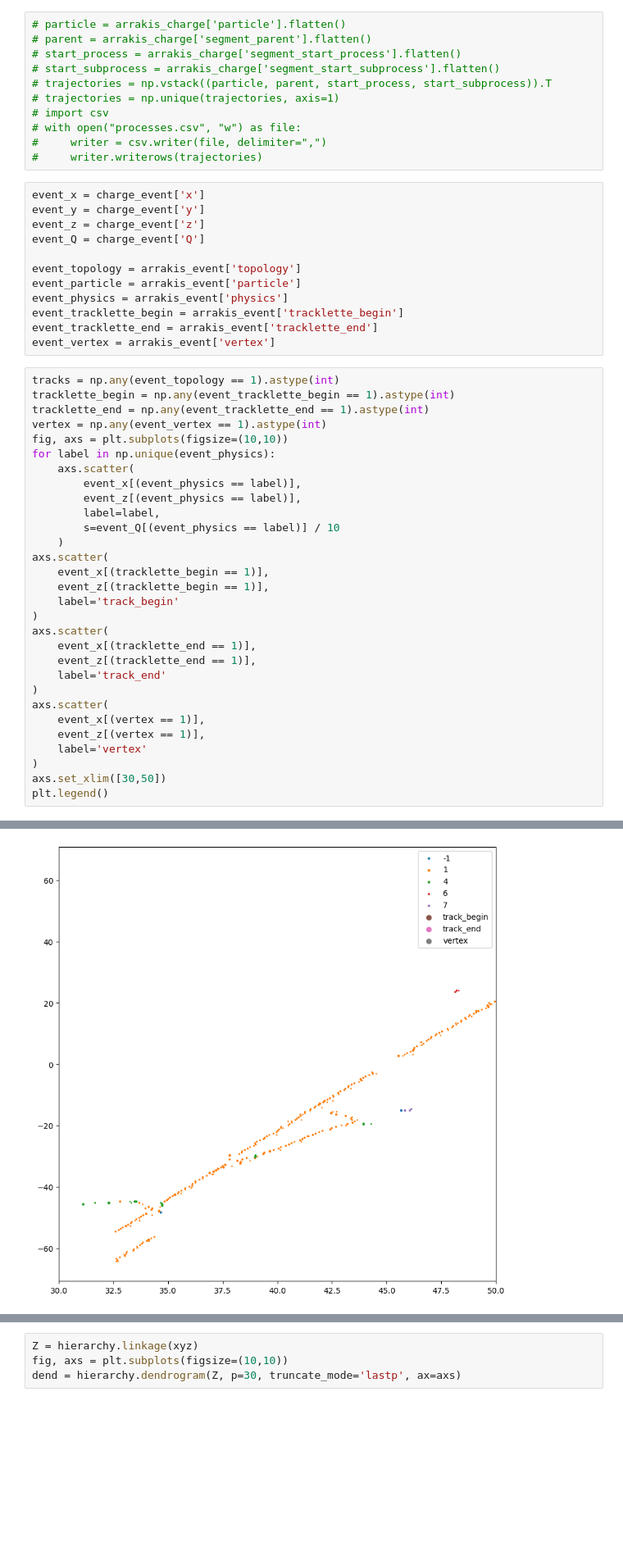
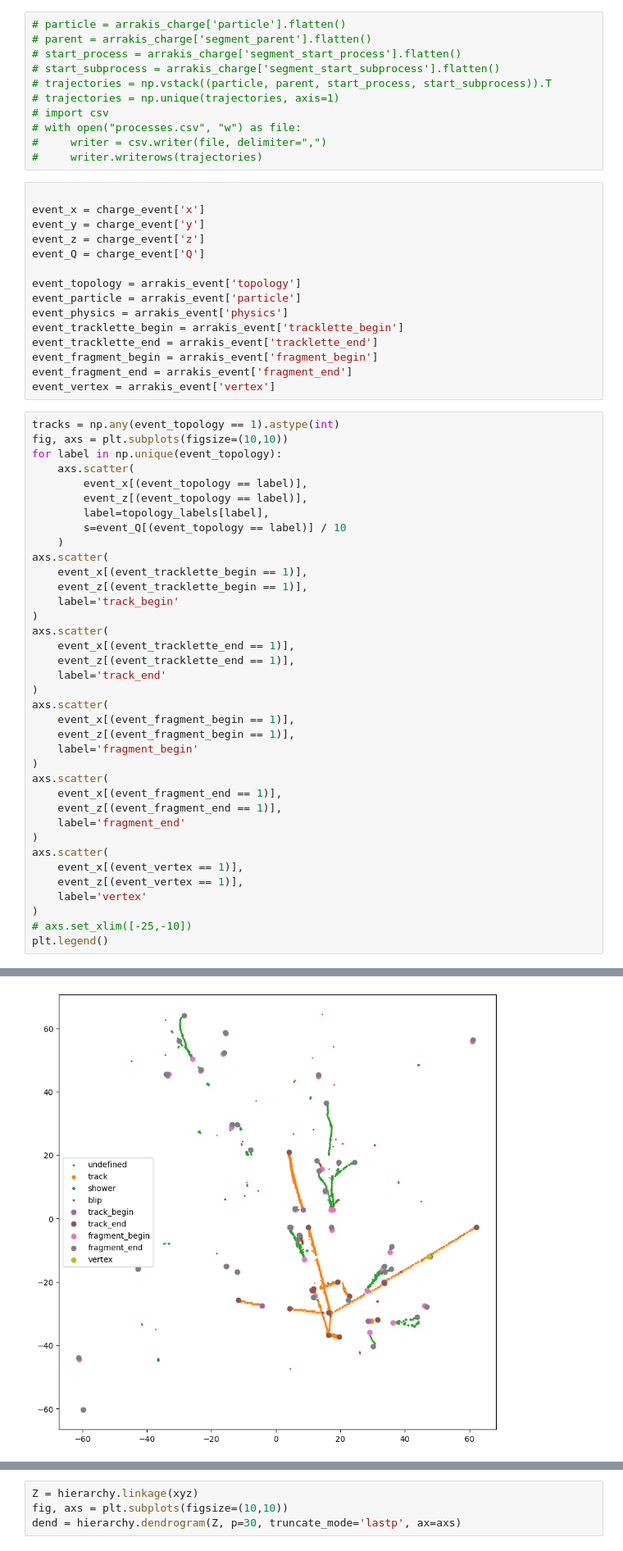
Before and after one commit to Neutron-Calibration-in-DUNE/ArrakisND, a Jupyter notebook: notebooks/test_arrakis.ipynb, the cells around one changed output, grey strips where cells are left out. Shown at 82% size. Cells and saved outputs as stored; diff of their text form; blank space fills up the shorter version.

```diff
--- a/notebooks/test_arrakis.ipynb
+++ b/notebooks/test_arrakis.ipynb
@@ -70,6 +90,7 @@ arrakis_event = arrakis_charge[event_mask]
 #     writer = csv.writer(file, delimiter=",")
 #     writer.writerows(trajectories)
 # %%
+
 event_x = charge_event['x']
 event_y = charge_event['y']
 event_z = charge_event['z']
@@ -80,37 +101,46 @@ event_particle = arrakis_event['particle']
 event_physics = arrakis_event['physics']
 event_tracklette_begin = arrakis_event['tracklette_begin']
 event_tracklette_end = arrakis_event['tracklette_end']
+event_fragment_begin = arrakis_event['fragment_begin']
+event_fragment_end = arrakis_event['fragment_end']
 event_vertex = arrakis_event['vertex']
 # %%
 tracks = np.any(event_topology == 1).astype(int)
-tracklette_begin = np.any(event_tracklette_begin == 1).astype(int)
-tracklette_end = np.any(event_tracklette_end == 1).astype(int)
-vertex = np.any(event_vertex == 1).astype(int)
 fig, axs = plt.subplots(figsize=(10,10))
-for label in np.unique(event_physics):
+for label in np.unique(event_topology):
     axs.scatter(
-        event_x[(event_physics == label)],
-        event_z[(event_physics == label)],
-        label=label,
-        s=event_Q[(event_physics == label)] / 10
+        event_x[(event_topology == label)],
+        event_z[(event_topology == label)],
+        label=topology_labels[label],
+        s=event_Q[(event_topology == label)] / 10
     )
 axs.scatter(
-    event_x[(tracklette_begin == 1)],
-    event_z[(tracklette_begin == 1)],
+    event_x[(event_tracklette_begin == 1)],
+    event_z[(event_tracklette_begin == 1)],
     label='track_begin'
 )
 axs.scatter(
-    event_x[(tracklette_end == 1)],
-    event_z[(tracklette_end == 1)],
+    event_x[(event_tracklette_end == 1)],
+    event_z[(event_tracklette_end == 1)],
     label='track_end'
 )
 axs.scatter(
-    event_x[(vertex == 1)],
-    event_z[(vertex == 1)],
+    event_x[(event_fragment_begin == 1)],
+    event_z[(event_fragment_begin == 1)],
+    label='fragment_begin'
+)
+axs.scatter(
+    event_x[(event_fragment_end == 1)],
+    event_z[(event_fragment_end == 1)],
+    label='fragment_end'
+)
+axs.scatter(
+    event_x[(event_vertex == 1)],
+    event_z[(event_vertex == 1)],
     label='vertex'
 )
-axs.set_xlim([30,50])
+# axs.set_xlim([-25,-10])
 plt.legend()
 # %% [output]
 <matplotlib.legend.Legend at 0x...>
-[figure, old version]
+[figure, new version]
```
Also changed, not shown: parts of 3 cells of this notebook, 18 other files.
